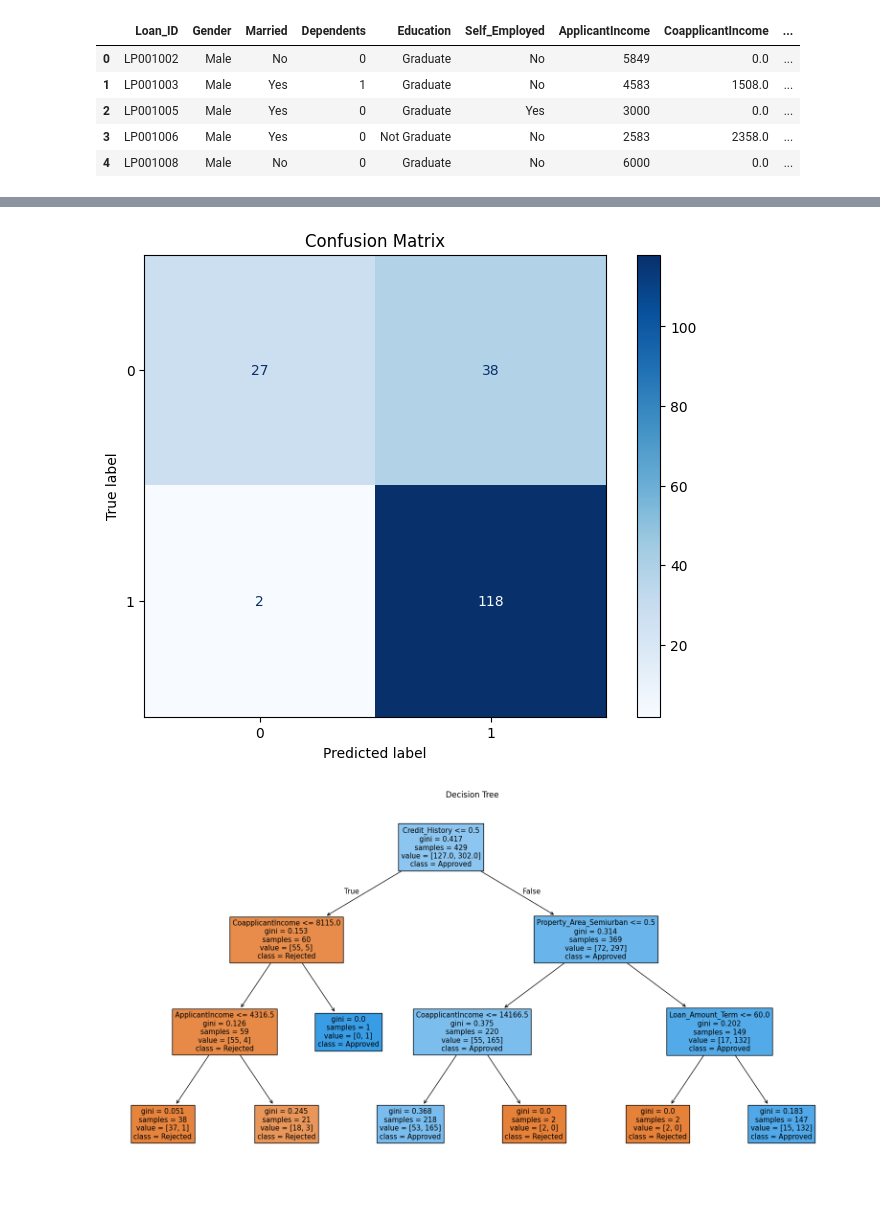
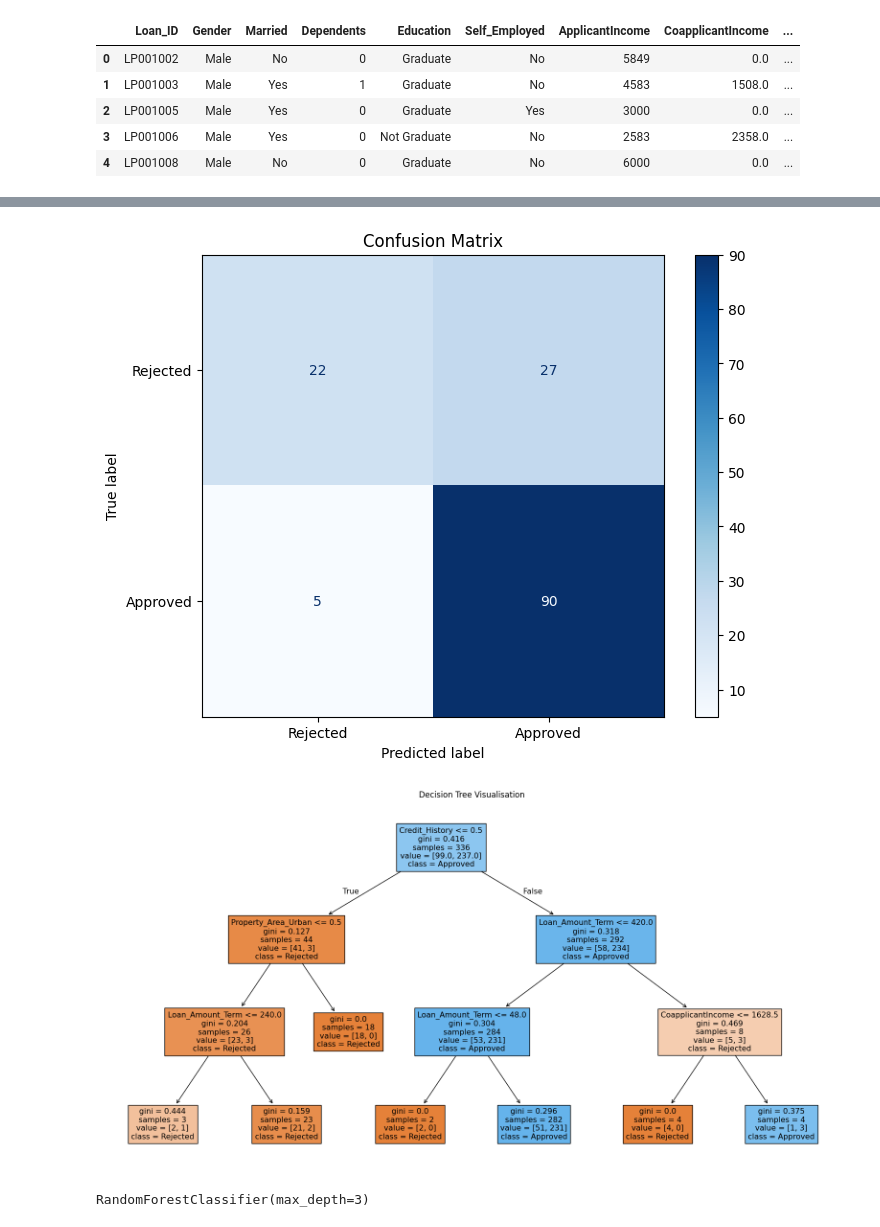
Before and after one commit to Qadeer1813/Data-Science-and-Machine-Learning-Decision-Trees, a Jupyter notebook: DecisionTreesAttempt.ipynb, the cells around one changed output, grey strips where cells are left out. Cells and saved outputs as stored; diff of their text form; code cells hidden in the pictures.

```diff
--- a/DecisionTreesAttempt.ipynb
+++ b/DecisionTreesAttempt.ipynb
@@ -76,0 +52,3 @@ dtype: int64
+# %%
+# Drop rows with any missing values
+loan_training_dataset.dropna(inplace=True)
@@ -96,5 +128,5 @@ X_train, X_test, y_train, y_test = train_test_split(X, y, test_size=0.3, random_
 # %%
 # Create a Decision Tree classifier and fit it to the training data
-dt_classifier = DecisionTreeClassifier(random_state=42)
-dt_classifier.fit(X_train, y_train)
+dt_model = DecisionTreeClassifier()
+dt_model.fit(X_train, y_train)
 # %% [output]
@@ -147,6 +181,6 @@ plt.show()
 tree_depth = 3
 # %%
 # Create a Decision Tree classifier with a specified max depth and fit it to the training data
-dt_classifier = DecisionTreeClassifier(max_depth=tree_depth, random_state=42)
-dt_classifier.fit(X_train, y_train)
+dt_model = DecisionTreeClassifier(max_depth=tree_depth)
+dt_model.fit(X_train, y_train)
 # %% [output]
@@ -154,6 +188,6 @@ DecisionTreeClassifier(max_depth=3, random_state=42)
 # %%
 # Predict on the test data
-y_pred = dt_classifier.predict(X_test)
+y_pred = dt_model.predict(X_test)
 # %%
 # Calculate the accuracy
 accuracy = accuracy_score(y_test, y_pred)
@@ -174,15 +208,18 @@ weighted avg       0.82      0.78      0.76       185
 # %%
+# Display the confusion matrix for the Decision Tree
+cm = confusion_matrix(y_test, y_pred)
 fig, ax = plt.subplots(figsize=(8, 6))
-ConfusionMatrixDisplay.from_estimator(dt_classifier, X_test, y_test, ax=ax, cmap='Blues')
+cm_display = ConfusionMatrixDisplay(confusion_matrix=cm, display_labels=['Rejected', 'Approved'])
+cm_display.plot(ax=ax, cmap='Blues')
 plt.title('Confusion Matrix')
 plt.show()
 # %% [output]
-[figure, old version]
+[figure, new version]
 # %%
 # Plot the decision tree
 fig, ax = plt.subplots(figsize=(20, 10))
-plot_tree(dt_classifier, filled=True, feature_names=X.columns, class_names=['Rejected', 'Approved'], ax=ax)
-plt.title('Decision Tree')
+plot_tree(dt_model, filled=True, feature_names=X.columns, class_names=['Rejected', 'Approved'], ax=ax)
+plt.title('Decision Tree Visualisation')
 plt.show()
 # %% [output]
-[figure, old version]
+[figure, new version]
@@ -188,0 +229,5 @@ plt.show()
+# %%
+# Fit the Random Forest classifier to the training data
+rf_model.fit(X_train, y_train)
+# %% [output]
+RandomForestClassifier(max_depth=3)
```
Also changed, not shown: parts of 23 cells of this notebook.
